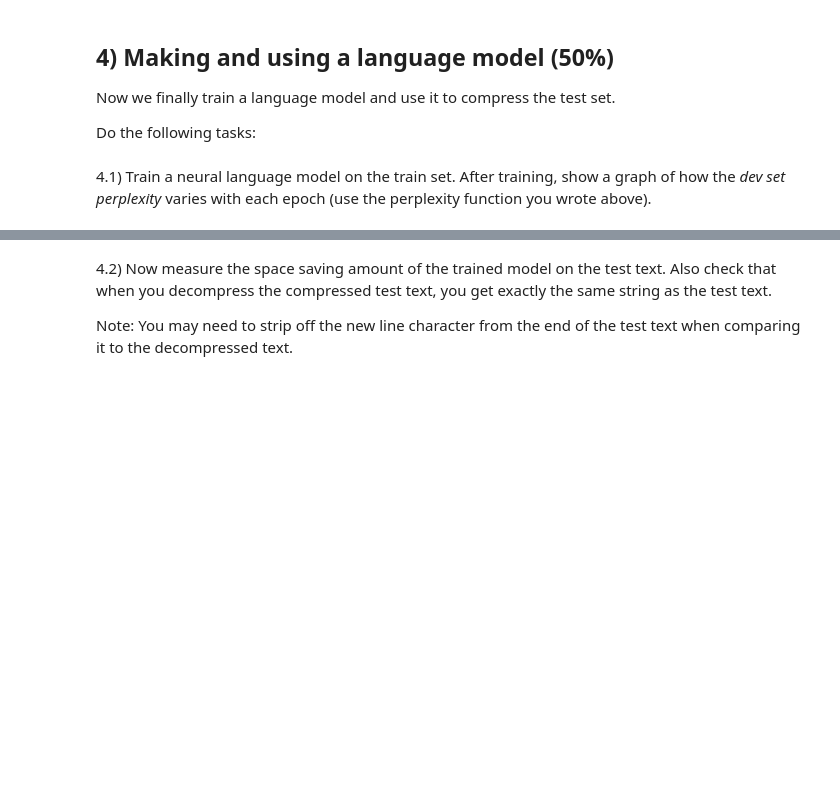
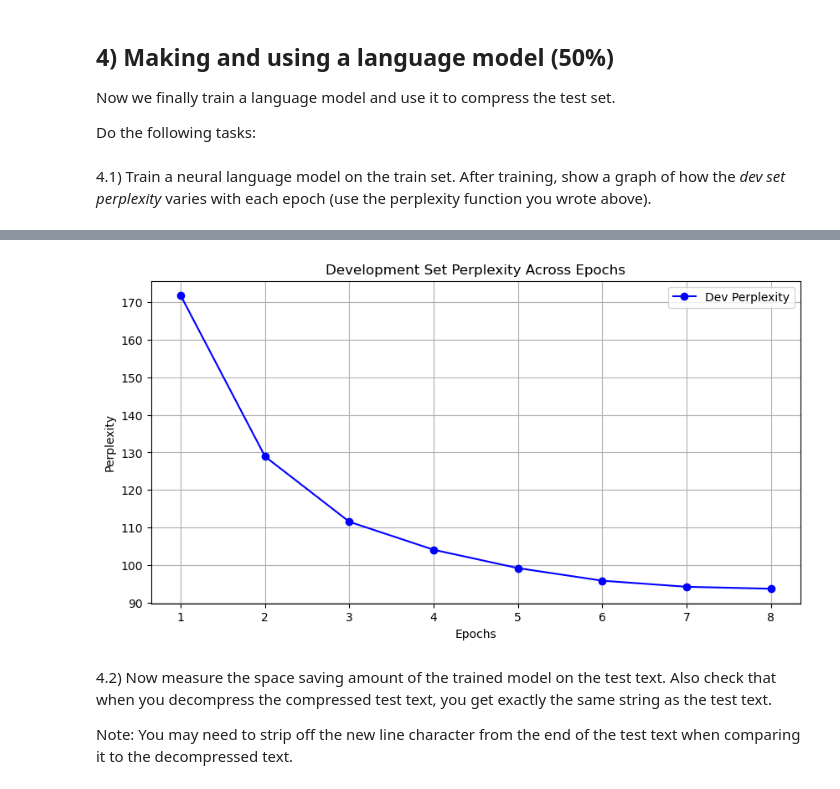
Before and after one commit to markdingli18/Deep_NLP_LLT3511_Assignment, a Jupyter notebook: text_compression-20230925/text_compression.ipynb, the cells around one changed output, grey strips where cells are left out. Saved outputs shown, nothing was run; the diff lists cells and outputs as text; code cells hidden in the pictures; blank space fills up the shorter version.

```diff
--- a/text_compression-20230925/text_compression.ipynb
+++ b/text_compression-20230925/text_compression.ipynb
@@ -696,0 +595,94 @@ Epoch [8/8], Average Perplexity on dev set: 91.81388960476909
+# %%
+# Define the RNN model architecture
+class LanguageModel(nn.Module):
+    def __init__(self, vocab_size, embedding_dim, hidden_dim, num_layers, dropout_prob):
+        super(LanguageModel, self).__init__()
+        # Embedding layer that converts token indices to embeddings
+        self.embedding = nn.Embedding(vocab_size, embedding_dim)
+        # Recurrent network layer
+        self.rnn = nn.RNN(embedding_dim, hidden_dim, num_layers=num_layers,
+                          batch_first=True, dropout=dropout_prob)
+        # Fully connected layer that outputs the vocabulary size
+        self.fc = nn.Linear(hidden_dim, vocab_size)
+
+    def forward(self, x):
+        # Convert token indices to embeddings
+        x = self.embedding(x)
+        # Process the embeddings through the RNN
+        x, hidden = self.rnn(x)
+        # Pass the output of the RNN to the fully connected layer to get logits
+        x = self.fc(x)
+        return x
+
+# Set hyperparameters
+embedding_dim = 256  # Size of the embedding vectors
+hidden_dim = 256     # Number of features in the RNN hidden state
+learning_rate = 0.001 # Learning rate for the optimizer
+batch_size = 256     # Batch size for training
+num_layers = 2       # Number of RNN layers
+dropout_prob = 0.5   # Dropout probability to prevent overfitting
+
+# Initialize the model with the defined hyperparameters
+model = LanguageModel(vocab_size, embedding_dim, hidden_dim, num_layers, dropout_prob)
+
+# Define the loss function with padding token ignored during loss calculation
+criterion = nn.CrossEntropyLoss(ignore_index=vocab_dict['<PAD>'])
+# Define the optimizer for updating model parameters
+optimizer = optim.Adam(model.parameters(), lr=learning_rate)
+
+# Training loop
+num_epochs = 8
+train_losses = []
+dev_perplexities = []
+
+# Train for the specified number of epochs
+for epoch in range(num_epochs):
+    # Set the model to training mode
+    model.train()
+    epoch_loss = 0
+    # Iterate over batches of data from the training loader
+    with tqdm(total=len(train_loader), desc=f"Epoch {epoch + 1}/{num_epochs}", unit="batch") as pbar:
+        for inputs, targets in train_loader:
+            # Move data to the device
+            inputs, targets = inputs.to(device), targets.to(device)
+
+            # Perform a forward pass of the model on the inputs
+            outputs = model(inputs)
+            # Reshape outputs to match the shape of `targets`
+            outputs = outputs.view(-1, vocab_size)
+            # Flatten `targets` to match the shape of `outputs`
+            targets = targets.view(-1)
+            # Calculate the loss between the outputs and targets
+            loss = criterion(outputs, targets)
+
+            # Zero the gradients before backward pass
+            optimizer.zero_grad()
+            # Backpropagate the loss
+            loss.backward()
+            # Update the model parameters
+            optimizer.step()
+
+            # Accumulate the loss
+            epoch_loss += loss.item()
+            # Update the progress bar
+            pbar.update(1)
+
+    # Record the average loss and perplexity for the epoch
+    train_losses.append(epoch_loss / len(train_loader))
+    # Calculate perplexity on the development set
+    dev_perplexity = calculate_perplexity(model, dev_loader, vocab_dict['<PAD>'], vocab_dict['<EDGE>'])
+    dev_perplexities.append(dev_perplexity)
+    # Print the development set perplexity
+    print(f"Epoch {epoch + 1}: Dev Perplexity: {dev_perplexity}")
+
+# Plotting the perplexity for the dev set after each epoch
+plt.figure(figsize=(10, 5))
+plt.plot(range(1, len(dev_perplexities) + 1), dev_perplexities, label='Dev Perplexity', color='blue', marker='o')
+plt.xlabel('Epochs')
+plt.ylabel('Perplexity')
+plt.title('Development Set Perplexity Across Epochs')
+plt.legend()
+plt.grid(True)
+plt.xticks(range(1, len(dev_perplexities) + 1))
+plt.show()
+# %% [output]
@@ -697,3 +697,4 @@ Epoch [8/8], Average Perplexity on dev set: 91.81388960476909
+[figure, added]
 # %% [markdown]
 4.2) Now measure the space saving amount of the trained model on the test text.
 Also check that when you decompress the compressed test text, you get exactly the same string as the test text.
```
Also changed, not shown: parts of 22 cells of this notebook, 2 other files.
